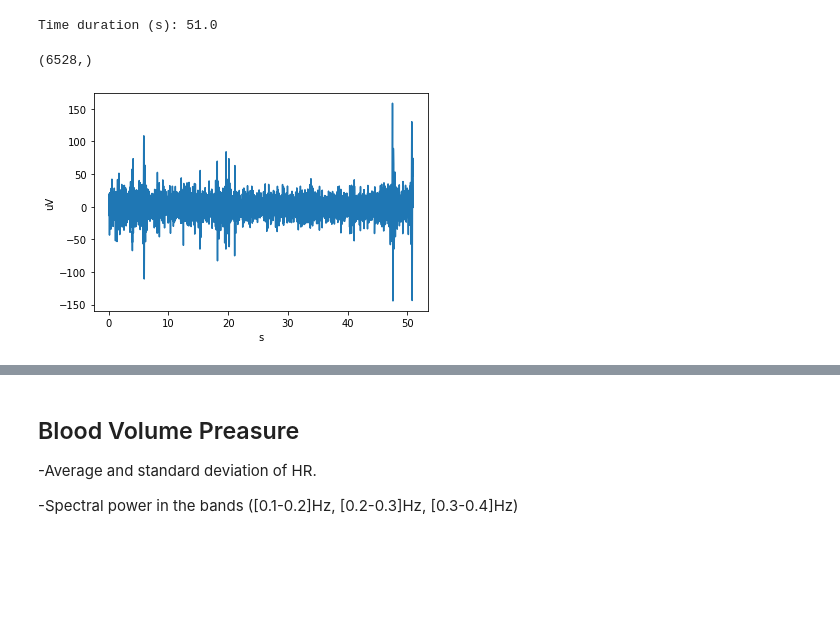
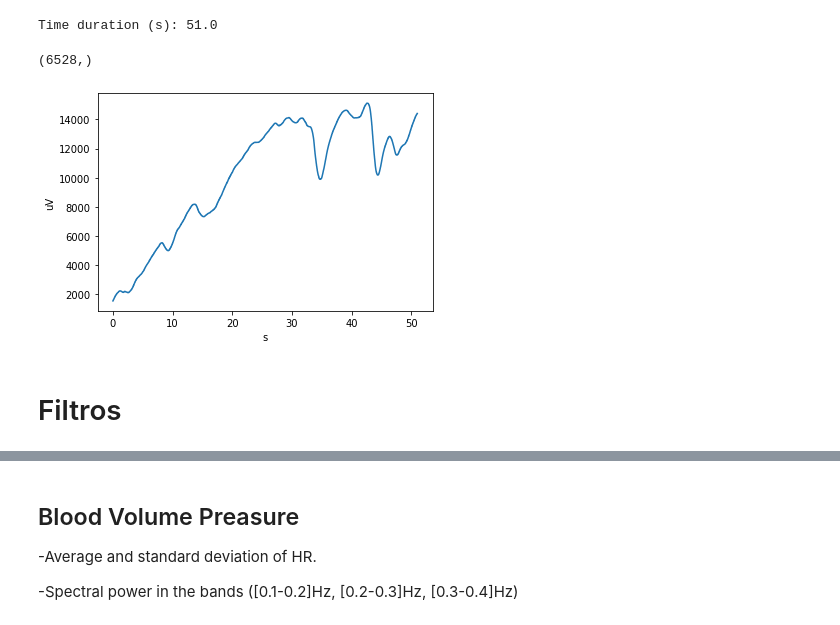
Before and after one commit to chape8/Se-alesIII, a Jupyter notebook: miniProyecto1_Intro.ipynb, the cells around one changed output, grey strips where cells are left out. Saved outputs shown, nothing was run; the diff lists cells and outputs as text; code cells hidden in the pictures; blank space fills up the shorter version.

```diff
--- a/miniProyecto1_Intro.ipynb
+++ b/miniProyecto1_Intro.ipynb
@@ -34,7 +33,7 @@ import scipy.io as sio
 import matplotlib.pyplot as plt
 import numpy as np
 
-ruta = '/content/drive/MyDrive/Colab_Notebooks/Miniproyecto1/'
+#ruta = '/content/drive/MyDrive/Colab_Notebooks/Miniproyecto1/'
+ruta = '/content/drive/MyDrive/Señales3/ArchivosMiniProy1/'
 fileName = 'affetiveDB_1.mat'
 db = sio.loadmat(ruta+fileName)
-db
@@ -100,16 +81,18 @@ print('Time duration (s):', Npoints*T )
 Time duration (s): 51.0
 # %%
 trial = 15 # video una observación
-channel = 1 # canal de la señal fisiológica
+channel = 37 # canal de la señal fisiológica
 respiration = X[trial-1,channel-1,:]
 print(respiration.shape)
 ts = len(respiration)/128.
 time = np.linspace(0,ts,len(respiration))
 
 plt.plot(time,respiration)
 plt.ylabel('uV')
 plt.xlabel('s')
 plt.show()
 # %% [output]
 (6528,)
-[figure, old version]
+[figure, new version]
+# %% [markdown]
+# Filtros
```
Also changed, not shown: parts of 8 cells of this notebook.
